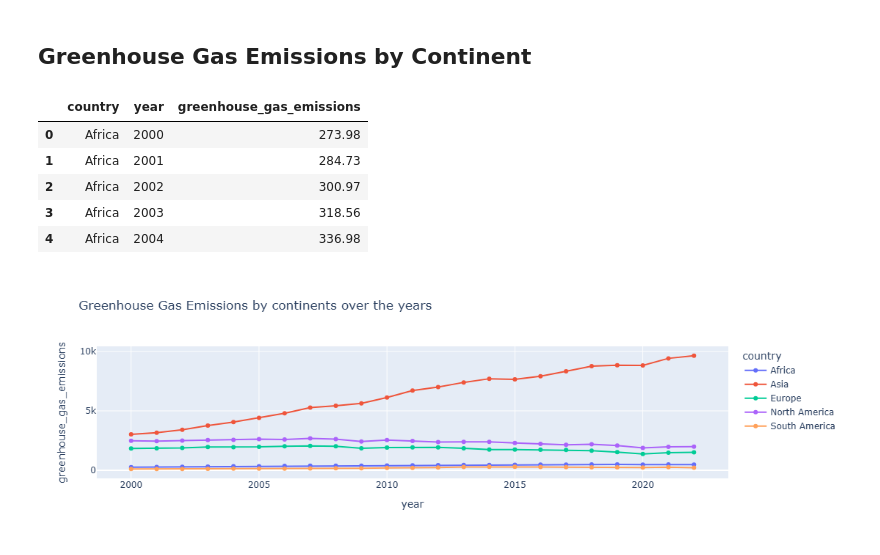
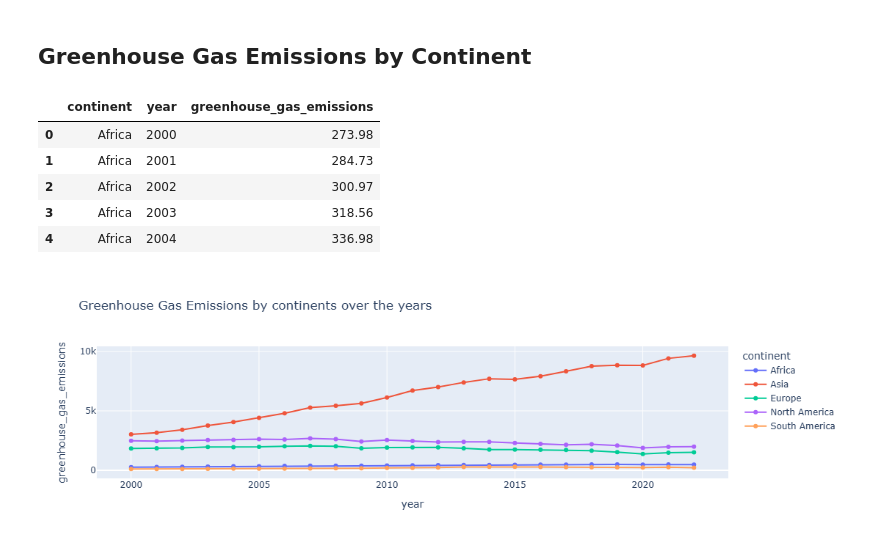
Before and after one commit to GawthamW97/Data-Analytics-And-Visualization, a Jupyter notebook: notebooks/dataset_02/Visualize data.ipynb, the cells around one changed output. Saved outputs shown, nothing was run; the diff lists cells and outputs as text; code cells hidden in the pictures.

```diff
--- a/notebooks/dataset_02/Visualize data.ipynb
+++ b/notebooks/dataset_02/Visualize data.ipynb
@@ -456,17 +456,17 @@ fig_6.show()
 # %%
 # Fetching the continents data from MongoDB
 collection_1 = db.continent_energy
 query_4 = {"year":{"$lte":2022}}
 projection_2 = {
     "_id":0,
     "year":1,
-    "country":1,
+    "continent":1,
     "greenhouse_gas_emissions":1
 }
 data_2=pd.DataFrame(list(collection_1.find(query_4,projection_2)))
 data_2.head()
 # %% [output]
-|  | country | year | greenhouse_gas_emissions |
+|  | continent | year | greenhouse_gas_emissions |
 | 0 | Africa | 2000 | 273.98 |
 | 1 | Africa | 2001 | 284.73 |
 | 2 | Africa | 2002 | 300.97 |
```
Also changed, not shown: parts of 12 cells of this notebook, 1 other file.
